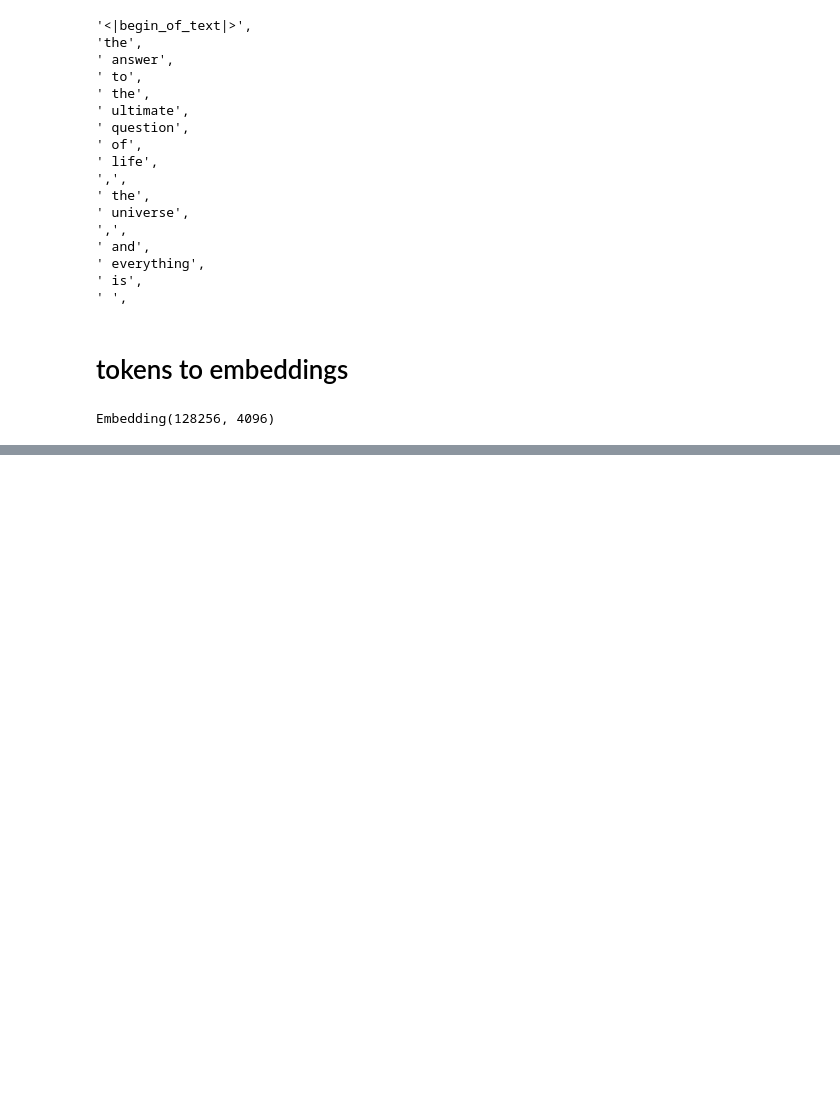
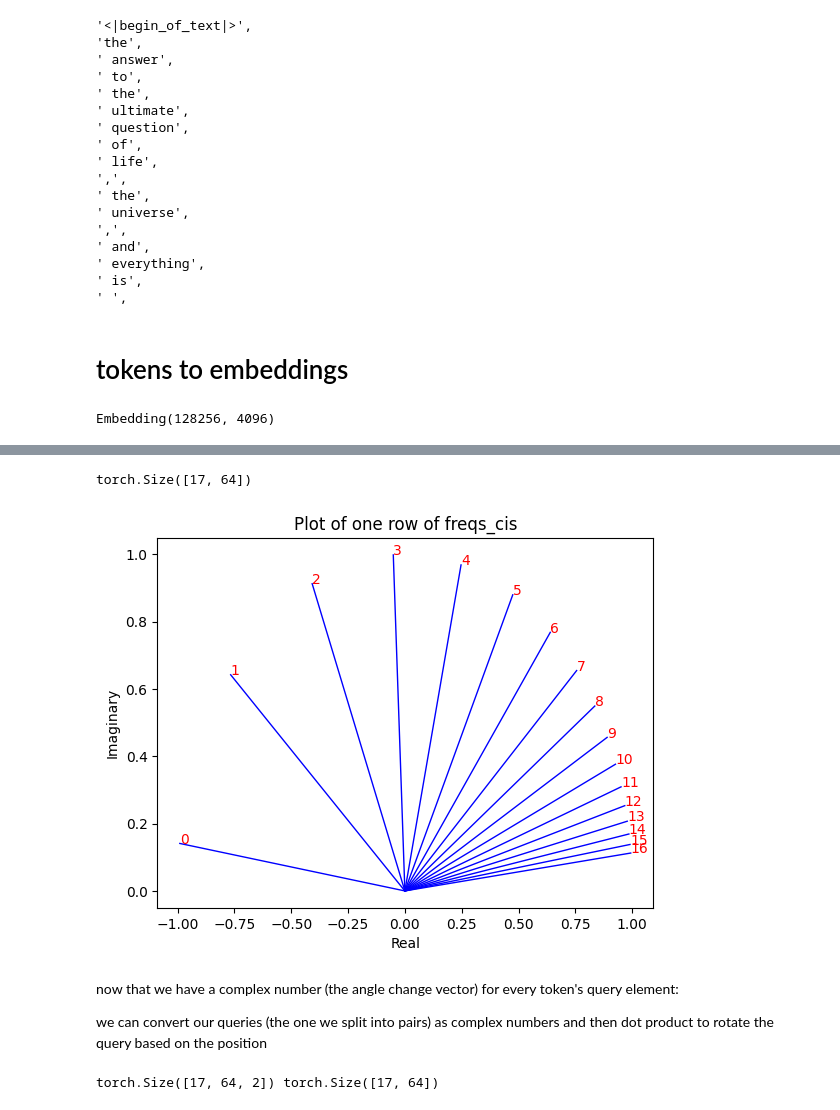
Before and after one commit to bananighosh/llama3-from-scratch, a Jupyter notebook: llama3_from_scratch.ipynb, the cells around one changed output, grey strips where cells are left out. Saved outputs shown, nothing was run; the diff lists cells and outputs as text; code cells hidden in the pictures; blank space fills up the shorter version.

Commit message:
Calculated the Rotational Positonal Embedding for Query vector

```diff
--- a/llama3_from_scratch.ipynb
+++ b/llama3_from_scratch.ipynb
@@ -167,0 +283,3 @@ Embedding(128256, 4096)
+# %%
+zero_to_one_split_into_64_parts = torch.tensor(range(64))/64
+zero_to_one_split_into_64_parts
@@ -167,0 +295,3 @@ Embedding(128256, 4096)
+# %%
+freqs = 1.0 / (rope_theta ** zero_to_one_split_into_64_parts)
+freqs
@@ -167,0 +310,28 @@ Embedding(128256, 4096)
+# %%
+freqs_for_each_token = torch.outer(torch.arange(17), freqs)
+freqs_cis = torch.polar(torch.ones_like(freqs_for_each_token), freqs_for_each_token)
+freqs_cis.shape
+# %% [output]
+torch.Size([17, 64])
+# %%
+# viewing the third row of freqs_cis
+value = freqs_cis[3]
+plt.figure()
+for i, element in enumerate(value[:17]):
+    plt.plot([0, element.real], [0, element.imag], color='blue', linewidth=1, label=f"Index: {i}")
+    plt.annotate(f"{i}", xy=(element.real, element.imag), color='red')
+plt.xlabel('Real')
+plt.ylabel('Imaginary')
+plt.title('Plot of one row of freqs_cis')
+plt.show()
+# %% [output]
+[figure, added]
+# %% [markdown]
+now that we have a complex number (the angle change vector) for every token's query element:
+
+we can convert our queries (the one we split into pairs) as complex numbers and then dot product to rotate the query based on the position
+# %%
+q_per_token_as_complex_numbers = torch.view_as_complex(q_per_token_split_into_pairs)
+print(q_per_token_split_into_pairs.shape, q_per_token_as_complex_numbers.shape)
+# %% [output]
+torch.Size([17, 64, 2]) torch.Size([17, 64])
```
Also changed, not shown: parts of 31 cells of this notebook.
